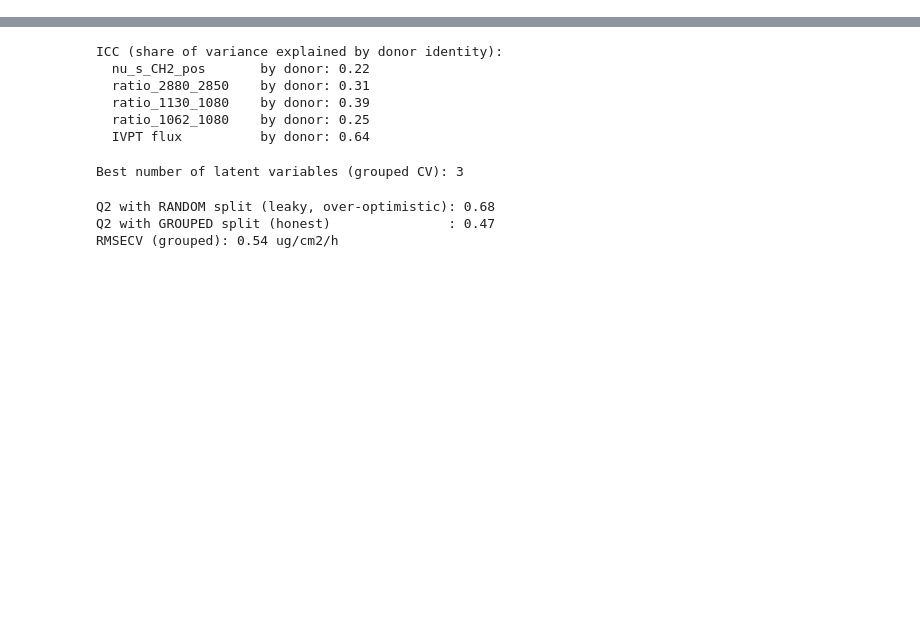
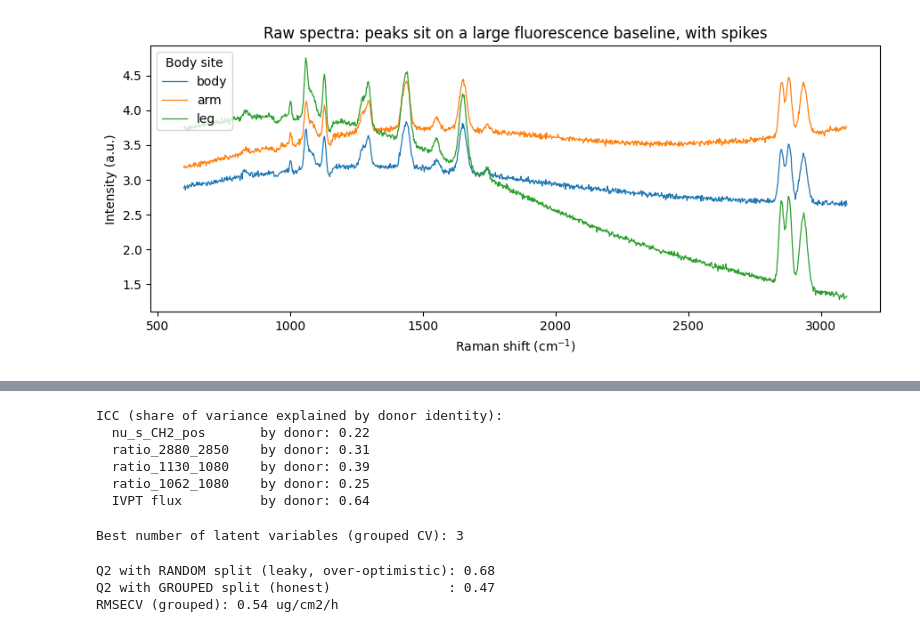
Before and after one commit to FairzanIsLearning/Chemometric-learn, a Jupyter notebook: Mixed/Guideskin/GuideSkin.ipynb, the cells around one changed output, grey strips where cells are left out. Drawn from its saved outputs; the diff is of its cells as text; code cells hidden in the pictures; blank space fills up the shorter version.

```diff
--- a/Mixed/Guideskin/GuideSkin.ipynb
+++ b/Mixed/Guideskin/GuideSkin.ipynb
@@ -90,7 +101,6 @@ OUT = Path("demo_figures"); OUT.mkdir(exist_ok=True)
 
 # setup
 wn = np.arange(600, 3100, 2.0) # wavenumber axis in cm-1, interval 2.0, 1250 points
-N_DONORS_RAMAN, PIECES, SPECTRA = 12, 3, 5 # pieces: face, body, arm
 rows_raman, spectra = [], []
 # donor "signature": a few random small peaks, unique to each donor to imitate real-life condition
 sig_pos = RNG.uniform(700, 1700, 6) # account for variation intra- and interindividual
@@ -158,27 +106,0 @@ plt.legend(loc="upper left")
-# %%
-# B -- Sebum data
-N_DONORS_SEBUM, PIECES = 12, 3 # pieces: face, body, arm
-rows_sebum = []
-
-# simulate sebum data
-for d in range(N_DONORS_SEBUM):
-    donor_O = np.clip(RNG.normal(0.60, 0.12), 0.2, 0.9)   # donor's typical lipid order
-    donor_H = np.clip(RNG.normal(0.50, 0.10), 0.2, 0.8)   # donor's typical hydration
-    sig_coef = RNG.normal(0, 1, 6)                         # donor signature strengths
-    donor_effect = 0.6 * sig_coef[:3].sum() / np.sqrt(3)   # tied to signature
-    signature = sum(gauss(wn, p, 10, 0.06 * c) for p, c in zip(sig_pos, sig_coef)) # individual fingerprint
-
-    for p in range(PIECES):
-        piece_O = np.clip(donor_O + RNG.normal(0, 0.12), 0.05, 0.95) # pieces from the same donor are similar but not identical
-        piece_H = np.clip(donor_H + RNG.normal(0, 0.08), 0.05, 0.95)
-        flux = (2.0 + 3.0 * (1 - piece_O) + 2.0 * (piece_H - 0.5)
-                + donor_effect + RNG.normal(0, 0.35))
-        # permeation defined for each skin piece, learn how to add the flux?
-        rows_sebum.append(dict(donor=f"D{d+1:02d}", piece=f"D{d+1:02d}_P{p+1}",
-                        true_order=O, true_hydration=H, flux=flux)) # naming system
-
-meta = pd.DataFrame(rows_sebum)                  # one row per spectrum (the metadata table)
-X_raw = np.array(spectra)                  # shape (180, n_wavenumbers)
-print("Spectra matrix:", X_raw.shape, "| donors:", meta.donor.nunique(),
-      "| pieces:", meta.piece.nunique())
-print(meta.head())
@@ -191,3 +229,20 @@ rows_corneo = []
+# %%
+# visualize the raw raman data — one spectrum per site
+plt.figure(figsize=(9, 4))
+
+# take the first donor's spectrum for each site
+for site in SITES:
+    i = meta.index[meta.site == site][0]          # first row for this site
+    plt.plot(wn, X_raw[i], lw=0.9, label=site)
+
+plt.xlabel("Raman shift (cm$^{-1}$)")
+plt.ylabel("Intensity (a.u.)")
+plt.title("Raw spectra: peaks sit on a large fluorescence baseline, with spikes")
+plt.legend(title="Body site", loc="upper left")
+plt.tight_layout()
+plt.show()
+# %% [output]
+[figure, added]
 # %%
 # 2 -- preprocessing
 # Each function removes ONE artefact. Order matters: despike -> smooth ->
```
Also changed, not shown: parts of 14 cells of this notebook.
